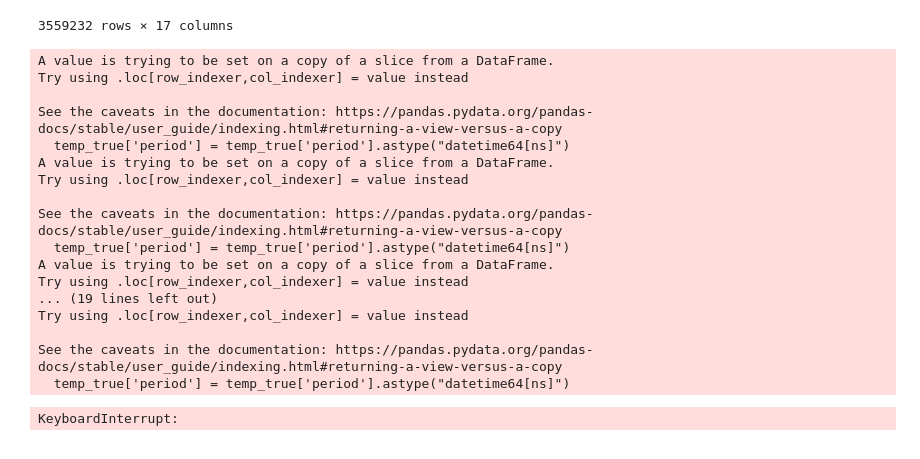
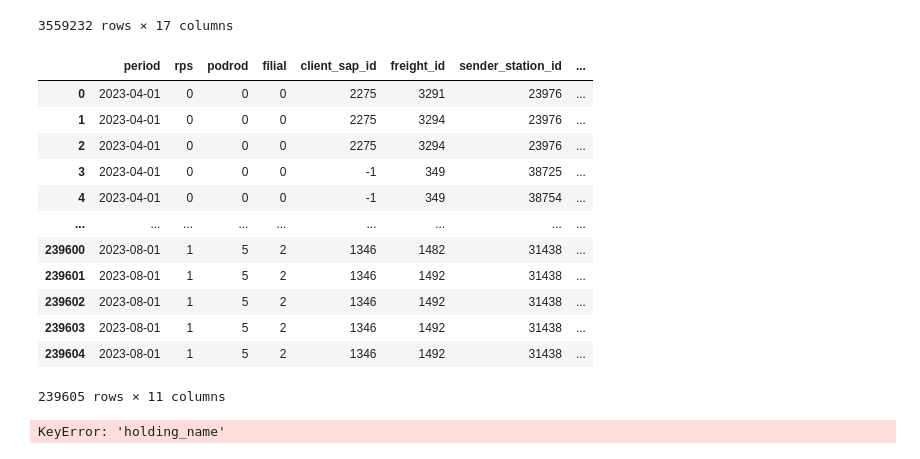
Before and after one commit to peragmat/datawagon, a Jupyter notebook: notebooks/RF_prediction.ipynb, the cells around one changed output. Drawn from its saved outputs; the diff is of its cells as text; code cells hidden in the pictures.

```diff
--- a/notebooks/RF_prediction.ipynb
+++ b/notebooks/RF_prediction.ipynb
@@ -226,7 +228,8 @@ def fit_predict_series(fact, train_data, rps, holding_name, sender_department_na
     temp_data = find_value(grouped_extended, rps, holding_name, sender_department_name, recipient_department_name)
     temp_true = find_value(grouped_fact, rps, holding_name, sender_department_name, recipient_department_name)
 
-    temp_true['period'] = temp_true['period'].astype("datetime64[ns]")
+#     temp_true['period'] = temp_true['period'].astype("datetime64[ns]")
+    temp_true.loc[:, 'period'] = temp_true['period'].astype("datetime64[ns]")
 
     # print(temp_data)
 
@@ -306,14 +309,19 @@ def update_forecast_with_series(forecast, fact, train_data, rps, holding_name, s
     forecast = forecast.copy()
 
     # Get prediction for some timeseries
-    prediction_df = fit_predict_series(fact, train_data, rps, holding_name, sender_department_name, recipient_department_name)
+    prediction_df = fit_predict_series(
+        fact, train_data, rps, holding_name, sender_department_name, recipient_department_name
+    )
 
     # print(prediction_df)
     # assert 1 == 0
 
     # Add features to the forecast df
     extended_forecast = add_master_data_mappings(forecast)
-    selected_data = extended_forecast[(extended_forecast['rps'] == rps) & (extended_forecast['holding_name'] == holding_name) & (extended_forecast['sender_department_name'] == sender_department_name) & (extended_forecast['recipient_department_name'] == recipient_department_name)]
+    selected_data = extended_forecast[(extended_forecast['rps'] == rps) &\
+                                      (extended_forecast['holding_name'] == holding_name) &\
+                                      (extended_forecast['sender_department_name'] == sender_department_name) &\
+                                      (extended_forecast['recipient_department_name'] == recipient_department_name)]
 
     # Spread prediction across rows
     spreaded_pred = spread_values_across_rows(selected_data, prediction_df, ["period", "rps", "holding_name", "sender_department_name", "recipient_department_name"])
@@ -580,7 +540,7 @@ series_list = [
  [1, 1462, 26, 130],
  [1, 962, 43, 160],
  [1, 962, 160, 141],
- [1, 1814, 43, 160],
+#  [1, 1814, 43, 160],
  [1, 962, 160, 123],
  [1, 1616, 79, 141],
  [1, 1195, 17, 148],
@@ -621,26 +581,7 @@ train_data
 | 3559231 | 2023-03-01 | 1 | 5 | 2 | 1346 | 1492 | 31438 | ... |
 3559232 rows × 17 columns
 # %%
-for rps, holding_name, sender_department_name, recipient_department_name in series_list:
+for rps, holding_name, sender_department_name, recipient_department_name in tqdm(series_list):
     # print(rps, holding_name, sender_department_name, recipient_department_name)
     forecast = update_forecast_with_series(forecast, fact, train_data, rps, holding_name, sender_department_name, recipient_department_name)
-# %% [output]
-A value is trying to be set on a copy of a slice from a DataFrame.
-Try using .loc[row_indexer,col_indexer] = value instead
-
-See the caveats in the documentation: https://pandas.pydata.org/pandas-docs/stable/user_guide/indexing.html#returning-a-view-versus-a-copy
-  temp_true['period'] = temp_true['period'].astype("datetime64[ns]")
-A value is trying to be set on a copy of a slice from a DataFrame.
-Try using .loc[row_indexer,col_indexer] = value instead
-
-See the caveats in the documentation: https://pandas.pydata.org/pandas-docs/stable/user_guide/indexing.html#returning-a-view-versus-a-copy
-  temp_true['period'] = temp_true['period'].astype("datetime64[ns]")
-A value is trying to be set on a copy of a slice from a DataFrame.
-Try using .loc[row_indexer,col_indexer] = value instead
-... (19 lines left out)
-Try using .loc[row_indexer,col_indexer] = value instead
-
-See the caveats in the documentation: https://pandas.pydata.org/pandas-docs/stable/user_guide/indexing.html#returning-a-view-versus-a-copy
-  temp_true['period'] = temp_true['period'].astype("datetime64[ns]")
-KeyboardInterrupt:
 # %%
@@ -650,0 +618,36 @@ if SUBMIT_FLAG:
+# %%
+forecast
+# %% [output]
+|  | period | rps | podrod | filial | client_sap_id | freight_id | sender_station_id | ... |
+| 0 | 2023-04-01 | 0 | 0 | 0 | 2275 | 3291 | 23976 | ... |
+| 1 | 2023-04-01 | 0 | 0 | 0 | 2275 | 3294 | 23976 | ... |
+| 2 | 2023-04-01 | 0 | 0 | 0 | 2275 | 3294 | 23976 | ... |
+| 3 | 2023-04-01 | 0 | 0 | 0 | -1 | 349 | 38725 | ... |
+| 4 | 2023-04-01 | 0 | 0 | 0 | -1 | 349 | 38754 | ... |
+| ... | ... | ... | ... | ... | ... | ... | ... | ... |
+| 239600 | 2023-08-01 | 1 | 5 | 2 | 1346 | 1482 | 31438 | ... |
+| 239601 | 2023-08-01 | 1 | 5 | 2 | 1346 | 1492 | 31438 | ... |
+| 239602 | 2023-08-01 | 1 | 5 | 2 | 1346 | 1492 | 31438 | ... |
+| 239603 | 2023-08-01 | 1 | 5 | 2 | 1346 | 1492 | 31438 | ... |
+| 239604 | 2023-08-01 | 1 | 5 | 2 | 1346 | 1492 | 31438 | ... |
+239605 rows × 11 columns
+# %%
+for i, num_arg in enumerate(series_list[:10]):
+#     forecast.predict()
+#     temp_data = [forecast.predict(*num_arg)]
+    temp_true = find_value(fact, *num_arg)
+    temp_forc = find_value(forecast, *num_arg)
+
+#     print(f'{len(temp_data)=} {temp_data.period.value_counts()}')
+    axes[i].set_title(f'{num_arg=}', fontdict={'fontsize': 14})
+#     axes[i].plot(temp_data['period'], temp_data['real_wagon_count'], marker='o', label='train_data')
+    axes[i].plot(temp_true['period'].astype("datetime64[ns]"), temp_true['real_wagon_count'], marker='o', label='real_data')
+    axes[i].plot(temp_forc['period'].astype("datetime64[ns]"), temp_forc['forecast_wagon_count'], marker='o', label='pred_data')
+
+    mean_value = temp_data['real_wagon_count'].mean()
+    axes[i].axhline(y=mean_value, color='r', linestyle='--', label=f'Mean Value: {mean_value:.2f}')
+
+
+    axes[i].legend()
+# %% [output]
+KeyError: 'holding_name'
```
Also changed, not shown: parts of 11 cells of this notebook, 1 other file.
